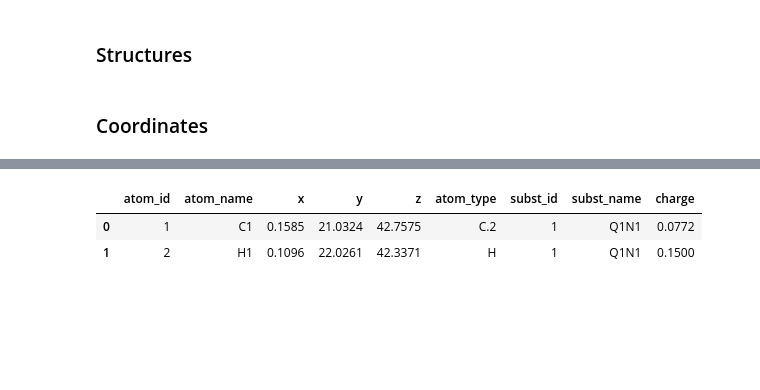
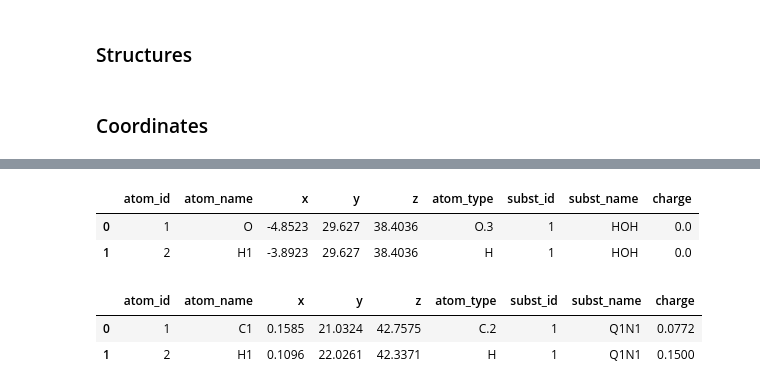
Before and after one commit to volkamerlab/klifs_utils, a Jupyter notebook: tutorial/tutorial.ipynb, the cells around one changed output, grey strips where cells are left out. Cells and saved outputs as stored; diff of their text form; code cells hidden in the pictures; blank space fills up the shorter version.

```diff
--- a/tutorial/tutorial.ipynb
+++ b/tutorial/tutorial.ipynb
@@ -237,6 +274,12 @@ klifs.local.coordinates.pocket.mol2_to_dataframe(klifs_download_path, species, k
 |  | atom_id | atom_name | x | y | z | atom_type | subst_id | subst_name | charge | backbone |
 | 0 | 1 | N | 6.0411 | 17.4421 | 54.1585 | N.3 | 1 | HIS246 | 0.0 | BACKBONE |
 | 1 | 2 | H | 5.3272 | 18.0162 | 54.5837 | H | 1 | HIS246 | 0.0 | BACKBONE |
+# %%
+klifs.local.coordinates.water.mol2_to_dataframe(klifs_download_path, species, kinase_name, pdb_id, alt, chain).head(2)
+# %% [output]
+|  | atom_id | atom_name | x | y | z | atom_type | subst_id | subst_name | charge |
+| 0 | 1 | O | -4.8523 | 29.627 | 38.4036 | O.3 | 1 | HOH | 0.0 |
+| 1 | 2 | H1 | -3.8923 | 29.627 | 38.4036 | H | 1 | HOH | 0.0 |
 # %%
 klifs.local.coordinates.ligand.mol2_to_dataframe(klifs_download_path, species, kinase_name, pdb_id, alt, chain).head(2)
 # %% [output]
```
Also changed, not shown: parts of 8 cells of this notebook.
